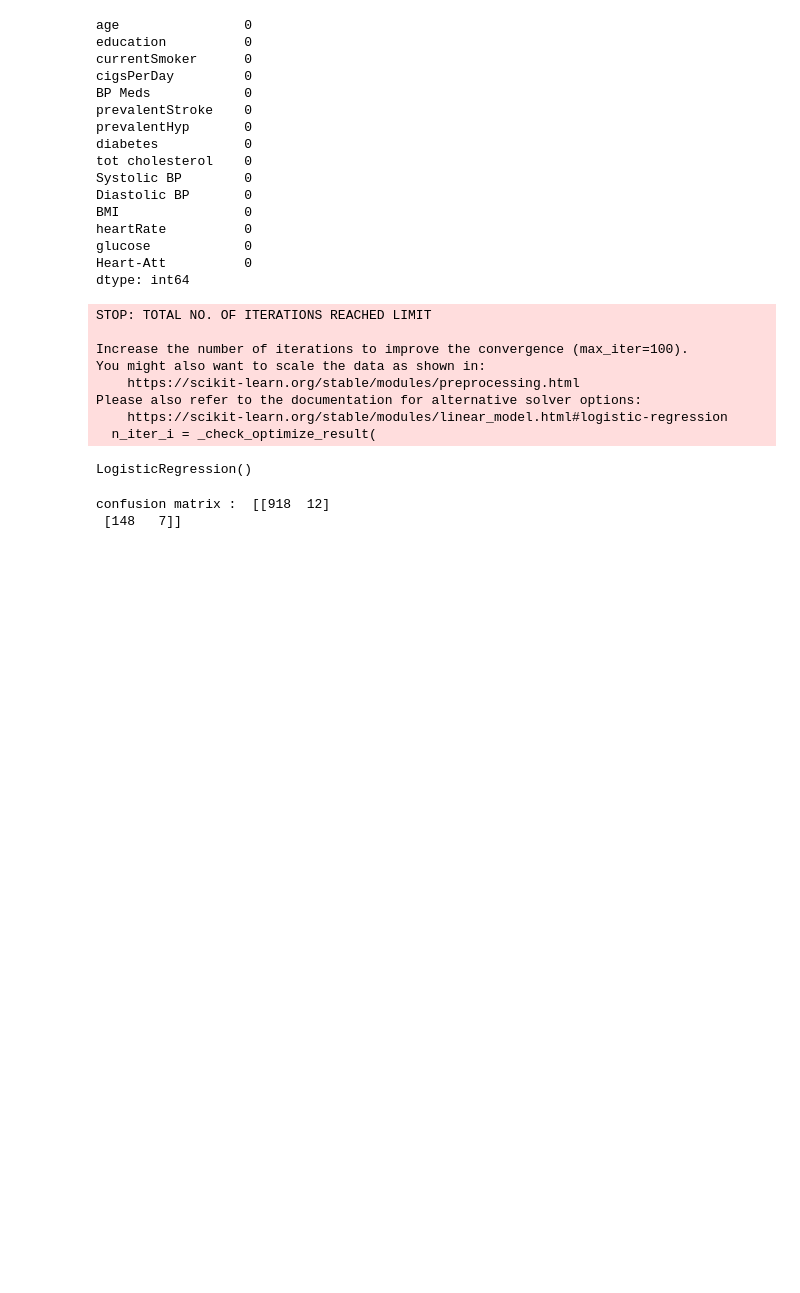
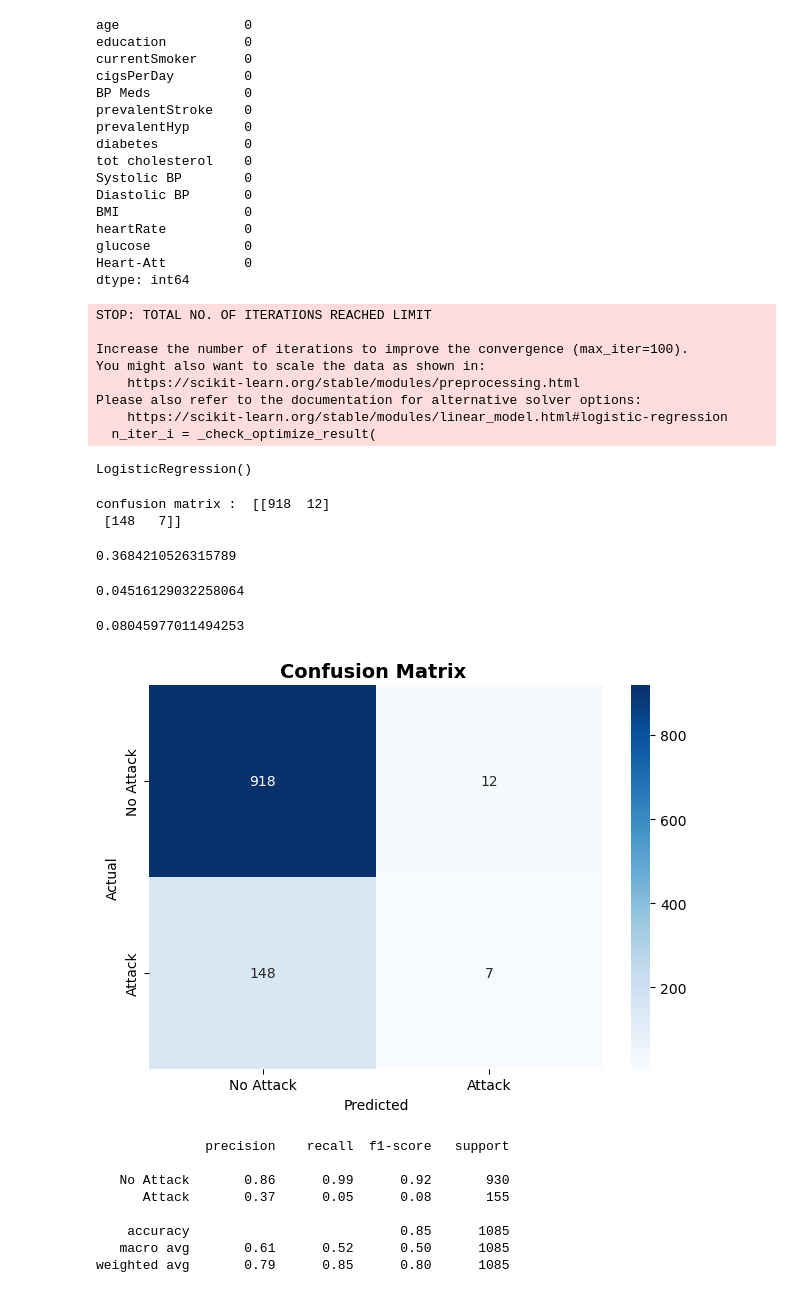
Before and after one commit to RajatVerma01/AIML-Learning, a Jupyter notebook: Day8/ConfusionMatrix.ipynb, the cells around one changed output. Drawn from its saved outputs; the diff is of its cells as text; code cells hidden in the pictures; blank space fills up the shorter version.

```diff
--- a/Day8/ConfusionMatrix.ipynb
+++ b/Day8/ConfusionMatrix.ipynb
@@ -67,0 +72,36 @@ confusion matrix :  [[918  12]
+# %%
+precision_score(y_test,y_predict)
+# %% [output]
+0.3684210526315789
+# %%
+recall_score(y_test,y_predict)
+# %% [output]
+0.04516129032258064
+# %%
+f1_score(y_test,y_predict)
+# %% [output]
+0.08045977011494253
+# %%
+cm = confusion_matrix(y_test, y_predict)
+sns.heatmap(cm, annot=True, fmt='d', cmap='Blues',
+            xticklabels=['No Attack', 'Attack'],
+            yticklabels=['No Attack', 'Attack'])
+plt.title('Confusion Matrix ', fontsize=14, fontweight='bold')
+plt.ylabel('Actual')
+plt.xlabel('Predicted')
+plt.tight_layout()
+plt.show()
+
+
+print(classification_report(y_test, y_predict,
+                           target_names=['No Attack', 'Attack']))
+# %% [output]
+[figure, added]
+              precision    recall  f1-score   support
+
+   No Attack       0.86      0.99      0.92       930
+      Attack       0.37      0.05      0.08       155
+
+    accuracy                           0.85      1085
+   macro avg       0.61      0.52      0.50      1085
+weighted avg       0.79      0.85      0.80      1085
```
Also changed, not shown: parts of 3 cells of this notebook, 1 other file.
